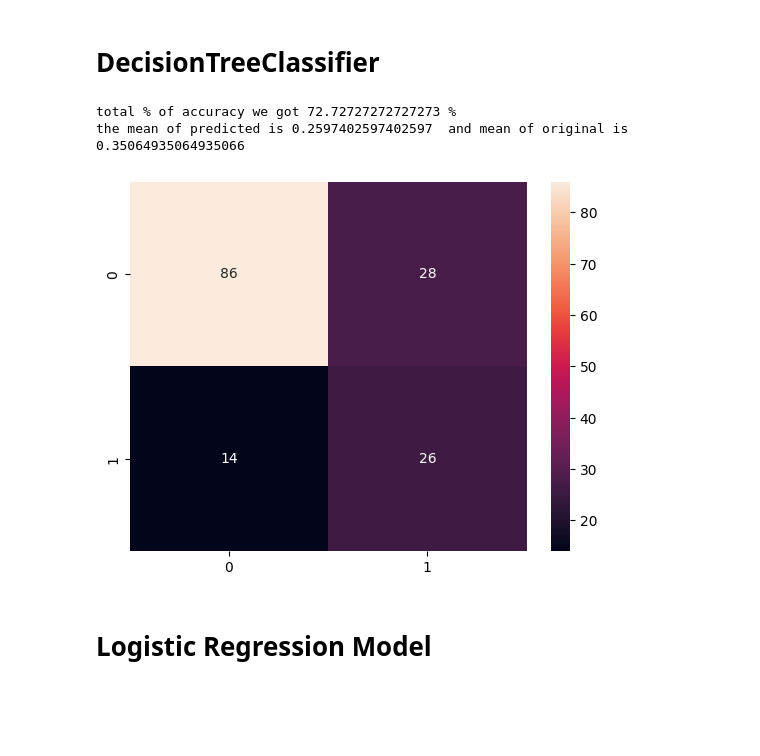
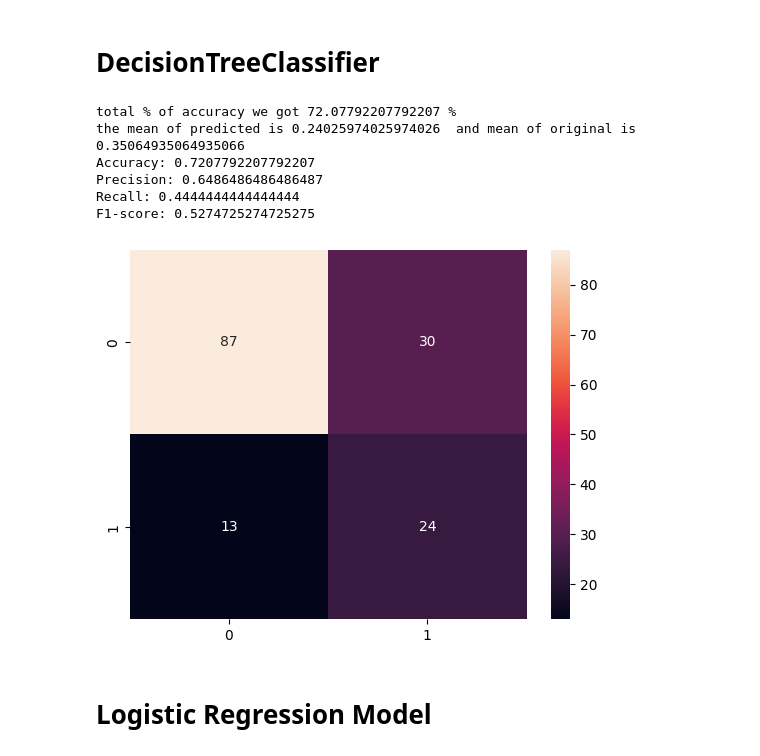
Before and after one commit to SHRINIVASAPRASADA1/datascience_c, a Jupyter notebook: Project On diabities.ipynb, the cells around one changed output. Cells and saved outputs as stored; diff of their text form; code cells hidden in the pictures; blank space fills up the shorter version.

```diff
--- a/Project On diabities.ipynb
+++ b/Project On diabities.ipynb
@@ -335,32 +332,48 @@ xtrain.shape
 # DecisionTreeClassifier
 # %%
 #since it is a classification problem we are using DecesionTreeClassifre Or LogisticRegression
-model = RandomForestClassifier(random_state=2)
+from sklearn.neighbors import KNeighborsClassifier
+model = KNeighborsClassifier()
 
 #fit the data into model
 model.fit(xtrain,ytrain)
 
 #We are getting 64% accuracy in this dataset
 model.score(xtest,ytest)
 
 #check the accuracy score
 pred = model.predict(xtest)
+
 print(f"total % of accuracy we got {accuracy_score(ytest,pred)*100} %")
 
 #mean of pred and ytest (  actually mean is not good for this )
 print(f"the mean of predicted is {pred.mean()}  and mean of original is {ytest.mean()}")
 
 #confusion_matrix
 cm = confusion_matrix(pred,ytest)
 
 
+accuracy = accuracy_score(ytest, pred)
+precision = precision_score(ytest, pred)
+recall = recall_score(ytest, pred)
+f1 = f1_score(ytest, pred)
+
+print("Accuracy:", accuracy)
+print("Precision:", precision)
+print("Recall:", recall)
+print("F1-score:", f1)
+
 # display the heatmap of confusion_matrix
 sbn.heatmap(cm,annot=True)
 plt.show()
 # %% [output]
-total % of accuracy we got 72.72727272727273 %
-the mean of predicted is 0.2597402597402597  and mean of original is 0.35064935064935066
+total % of accuracy we got 72.07792207792207 %
+the mean of predicted is 0.24025974025974026  and mean of original is 0.35064935064935066
+Accuracy: 0.7207792207792207
+Precision: 0.6486486486486487
+Recall: 0.4444444444444444
+F1-score: 0.5274725274725275
-[figure, old version]
+[figure, new version]
 # %% [markdown]
 # Logistic Regression Model
 # %%
```
Also changed, not shown: parts of 20 cells of this notebook, 9 other files.
